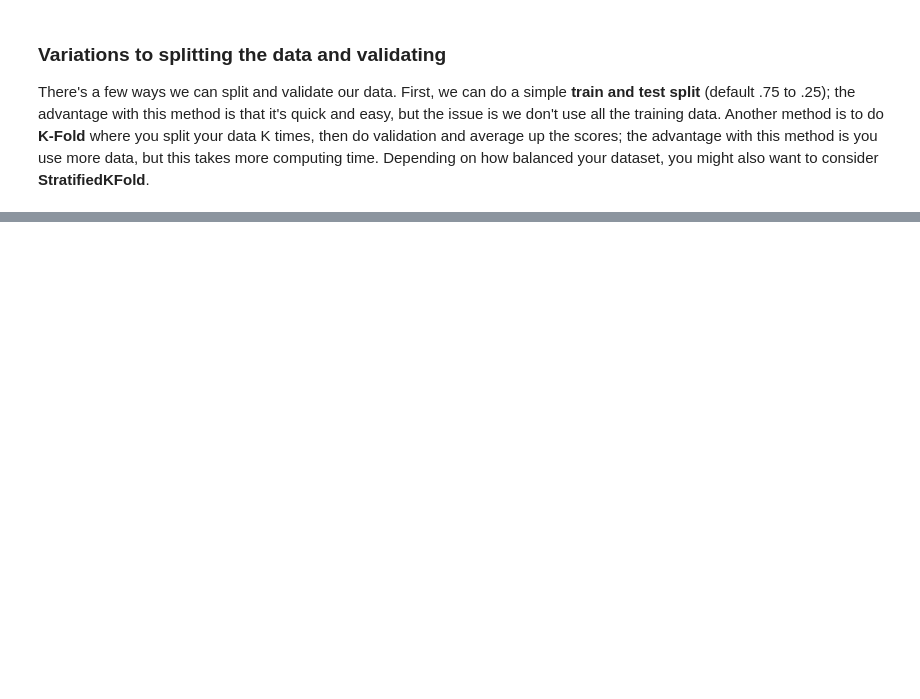
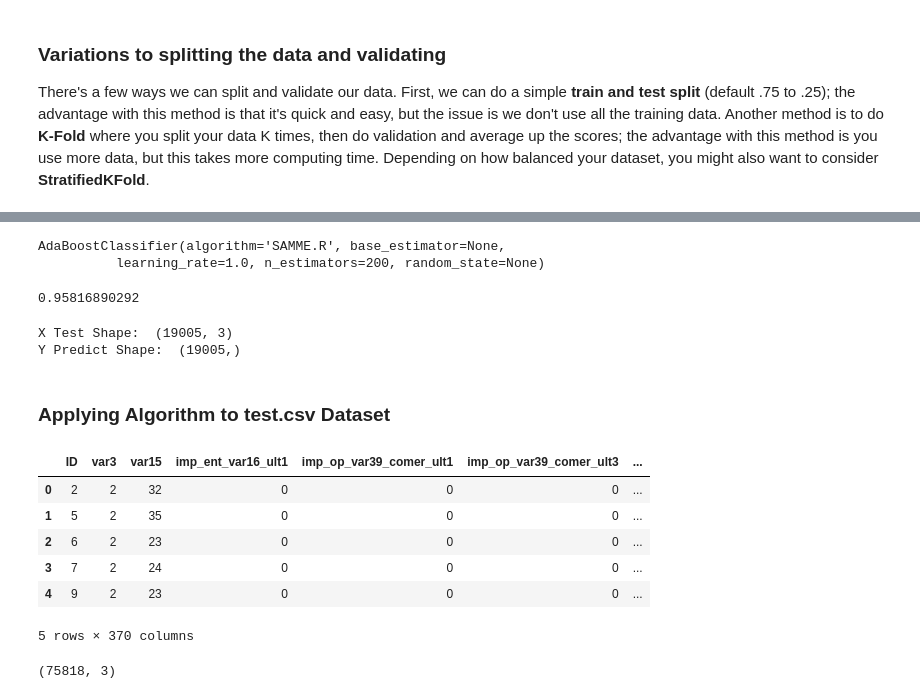
Before and after one commit to WilliamQLiu/data-analysis-examples, a Jupyter notebook: Kaggle/santander/Santander.ipynb, the cells around one changed output, grey strips where cells are left out. Saved outputs shown, nothing was run; the diff lists cells and outputs as text; code cells hidden in the pictures; blank space fills up the shorter version.

```diff
--- a/Kaggle/santander/Santander.ipynb
+++ b/Kaggle/santander/Santander.ipynb
@@ -41,6 +42,7 @@ We want to load our data into a pandas dataframe. You're probably familiar with
 # Let's load our data
 DATA_LOCATION = '/Users/williamliu/Desktop/Santander/'
 df_train = pd.read_csv(DATA_LOCATION + 'train.csv')
+df_test = pd.read_csv(DATA_LOCATION + 'test.csv')
 # %%
 df_train.head()
 # %% [output]
@@ -225,0 +381,17 @@ from sklearn.cross_validation import KFold
+# %%
+clf.fit(X_train, y_train)  # Fit Classifier
+# %% [output]
+AdaBoostClassifier(algorithm='SAMME.R', base_estimator=None,
+          learning_rate=1.0, n_estimators=200, random_state=None)
+# %%
+score = clf.score(X_test, y_test)
+print score
+# %% [output]
+0.95816890292
+# %%
+y_predict = clf.predict_proba(X_test)[:,1]
+print "X Test Shape: ", X_test.shape
+print "Y Predict Shape: ", y_predict.shape
+# %% [output]
+X Test Shape:  (19005, 3)
+Y Predict Shape:  (19005,)
@@ -225,0 +402,12 @@ from sklearn.cross_validation import KFold
+# %% [markdown]
+### Applying Algorithm to test.csv Dataset
+# %%
+df_test.head()
+# %% [output]
+|  | ID | var3 | var15 | imp_ent_var16_ult1 | imp_op_var39_comer_ult1 | imp_op_var39_comer_ult3 | ... |
+| 0 | 2 | 2 | 32 | 0 | 0 | 0 | ... |
+| 1 | 5 | 2 | 35 | 0 | 0 | 0 | ... |
+| 2 | 6 | 2 | 23 | 0 | 0 | 0 | ... |
+| 3 | 7 | 2 | 24 | 0 | 0 | 0 | ... |
+| 4 | 9 | 2 | 23 | 0 | 0 | 0 | ... |
+5 rows × 370 columns
@@ -225,0 +416,4 @@ from sklearn.cross_validation import KFold
+# %%
+df_test_selected.shape
+# %% [output]
+(75818, 3)
```
Also changed, not shown: parts of 43 cells of this notebook, 1 other file.
